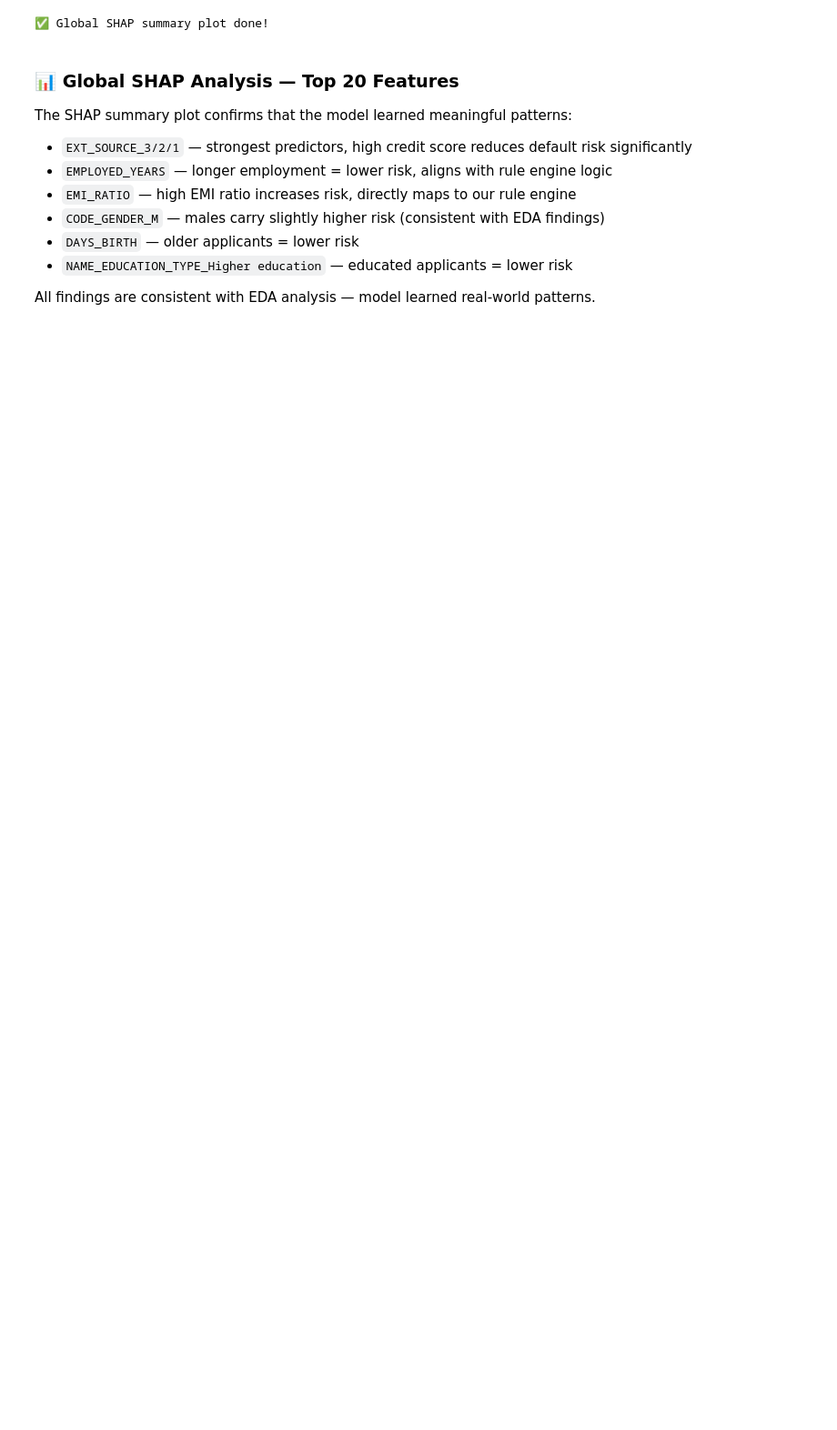
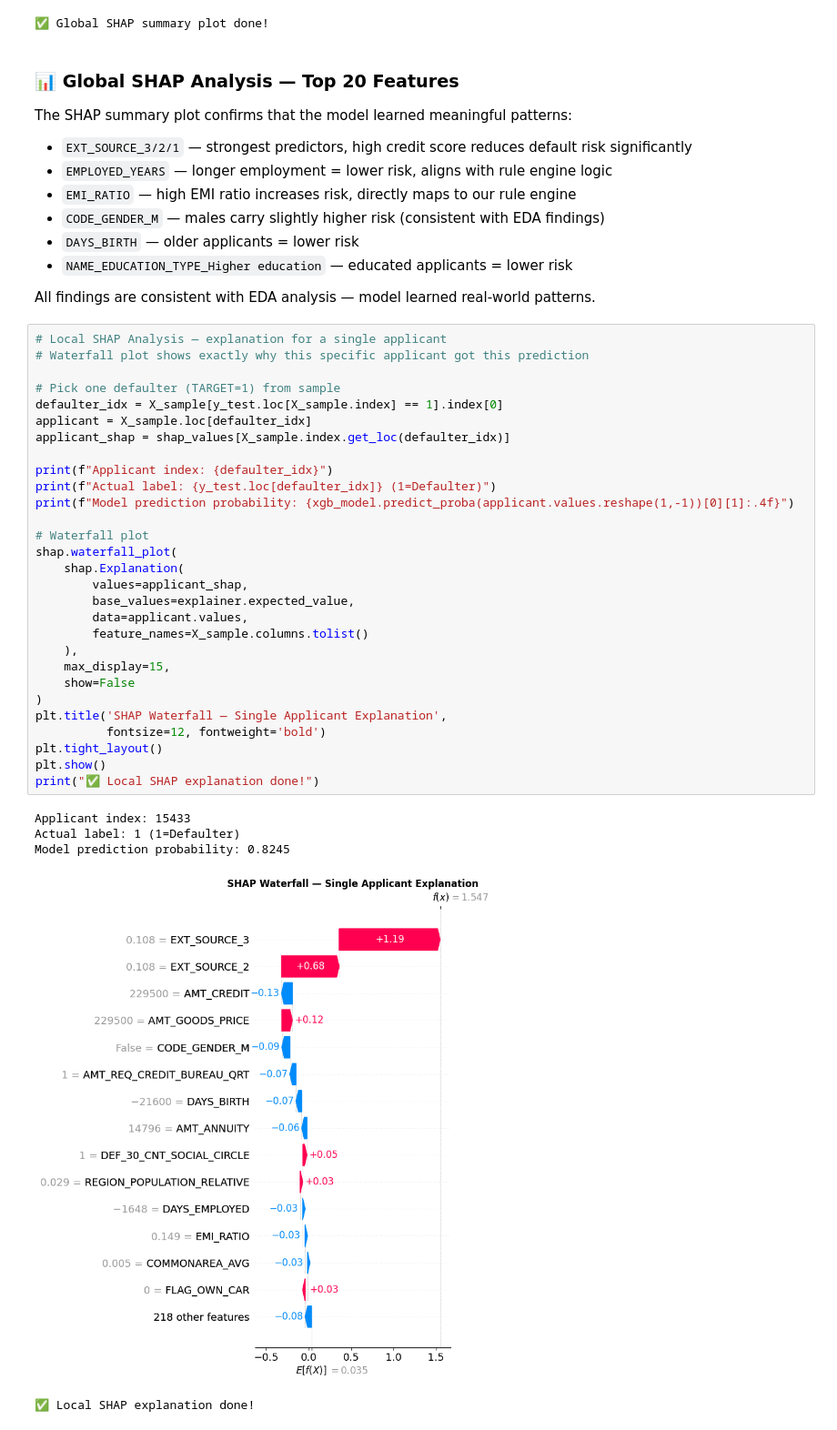
Before and after one commit to code-with-shriyut/credit-risk-analyzer, a Jupyter notebook: notebooks/04_shap_explain.ipynb, the cells around one changed output. Shown at 91% size. Drawn from its saved outputs; the diff is of its cells as text; blank space fills up the shorter version.

Commit message:
notebook: add local SHAP waterfall explanation for single applicant

```diff
--- a/notebooks/04_shap_explain.ipynb
+++ b/notebooks/04_shap_explain.ipynb
@@ -100,3 +100,38 @@ The SHAP summary plot confirms that the model learned meaningful patterns:
 - `NAME_EDUCATION_TYPE_Higher education` — educated applicants = lower risk
 
 All findings are consistent with EDA analysis — model learned real-world patterns.
+# %%
+# Local SHAP Analysis — explanation for a single applicant
+# Waterfall plot shows exactly why this specific applicant got this prediction
+
+# Pick one defaulter (TARGET=1) from sample
+defaulter_idx = X_sample[y_test.loc[X_sample.index] == 1].index[0]
+applicant = X_sample.loc[defaulter_idx]
+applicant_shap = shap_values[X_sample.index.get_loc(defaulter_idx)]
+
+print(f"Applicant index: {defaulter_idx}")
+print(f"Actual label: {y_test.loc[defaulter_idx]} (1=Defaulter)")
+print(f"Model prediction probability: {xgb_model.predict_proba(applicant.values.reshape(1,-1))[0][1]:.4f}")
+
+# Waterfall plot
+shap.waterfall_plot(
+    shap.Explanation(
+        values=applicant_shap,
+        base_values=explainer.expected_value,
+        data=applicant.values,
+        feature_names=X_sample.columns.tolist()
+    ),
+    max_display=15,
+    show=False
+)
+plt.title('SHAP Waterfall — Single Applicant Explanation',
+          fontsize=12, fontweight='bold')
+plt.tight_layout()
+plt.show()
+print("✅ Local SHAP explanation done!")
+# %% [output]
+Applicant index: 15433
+Actual label: 1 (1=Defaulter)
+Model prediction probability: 0.8245
+[figure, added]
+✅ Local SHAP explanation done!
```
Also changed, not shown: parts of 1 cell of this notebook.
